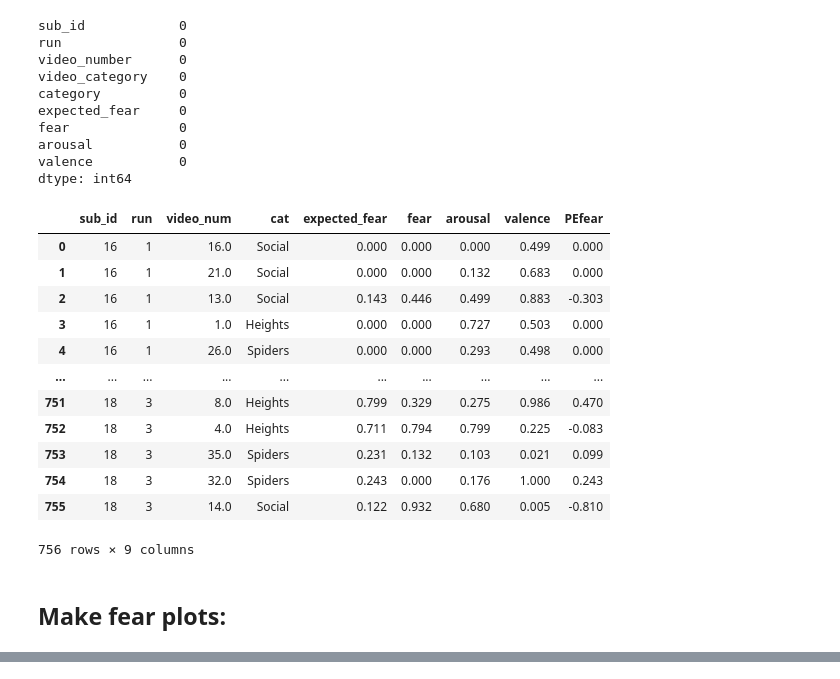
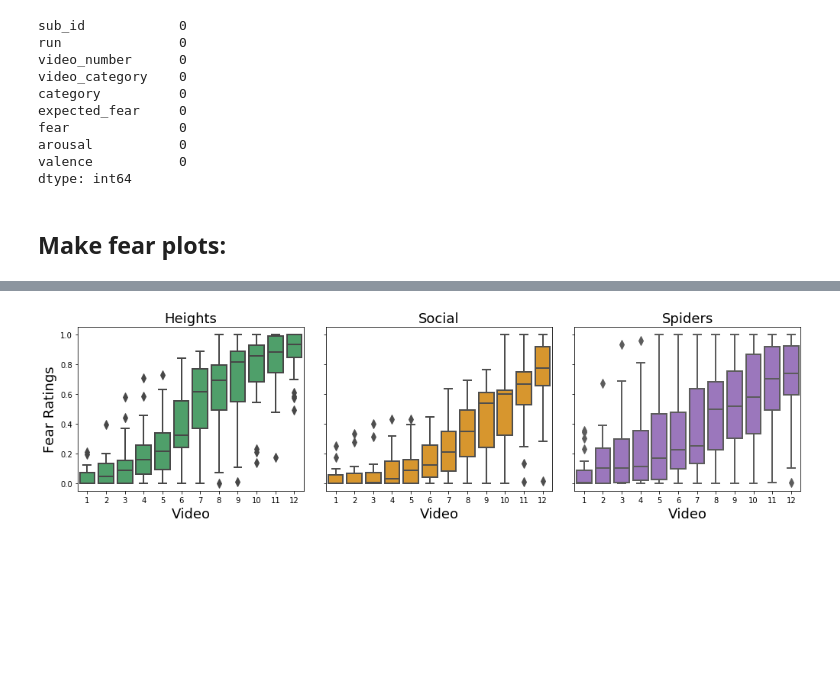
Before and after one commit to yiyuwang/AffVids_mvpa, a Jupyter notebook: 0_Preprocess_fear_ratings.ipynb, the cells around one changed output, grey strips where cells are left out. Drawn from its saved outputs; the diff is of its cells as text; code cells hidden in the pictures; blank space fills up the shorter version.

Commit message:
add visual reg

```diff
--- a/0_Preprocess_fear_ratings.ipynb
+++ b/0_Preprocess_fear_ratings.ipynb
@@ -150,6 +150,8 @@ for logfiles in glob.glob(data_dir +'/*.txt'):
     df_all = pd.concat([df_all, df_sub],axis = 0, ignore_index=True)
 
 
+
+
 df_all['expected_fear'] = pd.to_numeric(df_all['expected_fear'], errors='coerce')
 df_all['fear'] = pd.to_numeric(df_all['fear'], errors='coerce')
 df_all['arousal'] = pd.to_numeric(df_all['arousal'], errors='coerce')
@@ -160,6 +162,9 @@ df_all.loc[df_all.video_num < 13,'cat'] = 'Heights'
 df_all.loc[df_all.video_num > 24,'cat'] = 'Spiders'
 df_all['cat'] =df_all['cat'].astype(str)
 
+
+# participant 19 had one fear rating of 1.12, reset to 1:
+df_all.loc[df_all.fear > 1,'fear'] = 1
 df_all.head()
 # %% [output]
 |  | sub_id | run | video_num | cat | expected_fear | fear | arousal | valence | PEfear |
@@ -255,11 +260,12 @@ for s in subjects_list:
                 norm_rating = group_df[group_df.video_num==video_number][which_rating].reset_index(drop=True)
                 # interpolate subject rating:
                 sub_rating = interpolate_rating(norm_min, norm_max, norm_rating[0], sub_min, sub_max)
-
-
                 sub_df.loc[row_idx,which_rating] = sub_rating
 
     all_sub_df = all_sub_df.append(sub_df,ignore_index=True)
+
+
+all_sub_df.loc[all_sub_df.fear > 1,'fear'] = 1
 # %% [output]
 subject 04 interpolated 1 item(s) in valence
 subject 05 interpolated 1 item(s) in fear
@@ -315,22 +322,6 @@ fear              0
 arousal           0
 valence           0
 dtype: int64
-# %%
-df_all
-# %% [output]
-|  | sub_id | run | video_num | cat | expected_fear | fear | arousal | valence | PEfear |
-| 0 | 16 | 1 | 16.0 | Social | 0.000 | 0.000 | 0.000 | 0.499 | 0.000 |
-| 1 | 16 | 1 | 21.0 | Social | 0.000 | 0.000 | 0.132 | 0.683 | 0.000 |
-| 2 | 16 | 1 | 13.0 | Social | 0.143 | 0.446 | 0.499 | 0.883 | -0.303 |
-| 3 | 16 | 1 | 1.0 | Heights | 0.000 | 0.000 | 0.727 | 0.503 | 0.000 |
-| 4 | 16 | 1 | 26.0 | Spiders | 0.000 | 0.000 | 0.293 | 0.498 | 0.000 |
-| ... | ... | ... | ... | ... | ... | ... | ... | ... | ... |
-| 751 | 18 | 3 | 8.0 | Heights | 0.799 | 0.329 | 0.275 | 0.986 | 0.470 |
-| 752 | 18 | 3 | 4.0 | Heights | 0.711 | 0.794 | 0.799 | 0.225 | -0.083 |
-| 753 | 18 | 3 | 35.0 | Spiders | 0.231 | 0.132 | 0.103 | 0.021 | 0.099 |
-| 754 | 18 | 3 | 32.0 | Spiders | 0.243 | 0.000 | 0.176 | 1.000 | 0.243 |
-| 755 | 18 | 3 | 14.0 | Social | 0.122 | 0.932 | 0.680 | 0.005 | -0.810 |
-756 rows × 9 columns
 # %% [markdown]
 ## Make fear plots:
 # %%
@@ -350,7 +341,8 @@ for category in np.unique(sorted_ratings['category']):
                         title=dict(text=f"Fear Ratings by Subject: {category}", x=0.5, y=0.95,
                                    font=dict(size=24)))
     fig.update_xaxes(showline=True, linewidth=2, linecolor='black',showgrid=False, zeroline=False, range=[0.5, 12.5],title_font=dict(size=22),tickfont=dict(size=18),nticks=24)
-    fig.update_yaxes(showline=True, linewidth=2, linecolor='black',showgrid=True, zeroline=False, range=[-0.1,1.2],title_font=dict(size=22),tickfont=dict(size=18))
+    fig.update_yaxes(showline=True, linewidth=2, linecolor='black',showgrid=True, zeroline=False, range=[-0.1,1.1],title_font=dict(size=22),tickfont=dict(size=18))
+
 
     fig.update_layout(
         title_font_family="Times New Roman",showlegend=False
@@ -360,3 +352,32 @@ for category in np.unique(sorted_ratings['category']):
 [interactive output not drawn]
 [interactive output not drawn]
 [interactive output not drawn]
+# %%
+my_colors = ['#42AC65', '#F39C12', '#9C6CC7']
+import plotly.express as px
+import seaborn as sns
+import matplotlib.pyplot as plt
+fig, axes= plt.subplots(1, 3, figsize=(14,4))
+for n, category in enumerate(['Heights','Social','Spiders']):
+    plot_df = sorted_ratings[sorted_ratings.category==category]
+    plot_df['video_order']=np.tile(range(1,13), len(subjects_list))
+    c = my_colors[n]
+    sns.boxplot(data=plot_df, x='video_order', y='fear', color = c,ax=axes[n],linewidth=2, fliersize=8)
+    axes[n].set_title(category,fontsize =18)
+    #axes[n].set_xticks()
+    #axes[n].set_xticklabels(all_df[n]['video_num'].apply(int).apply(str),fontsize =14)
+
+    axes[n].set_ylim(-0.05,1.05)
+    plt.tight_layout()
+    plt.show
+
+
+for ax in axes.flat:
+    ax.set_xlabel('Video', fontsize=18)
+    ax.set_ylabel('Fear Ratings', fontsize=18)
+
+for ax in axes.flat:
+       ax.label_outer()
+plt.subplots_adjust(wspace=0.1, hspace=0)
+# %% [output]
+[figure, added]
```
Also changed, not shown: parts of 2 cells of this notebook, 11 other files.
